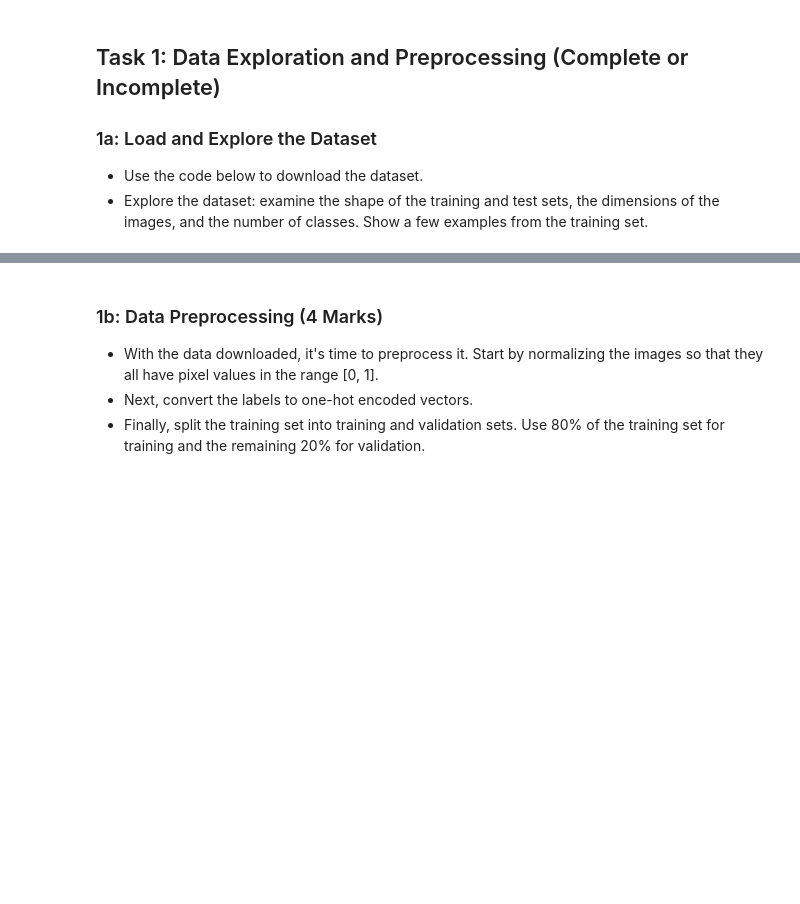
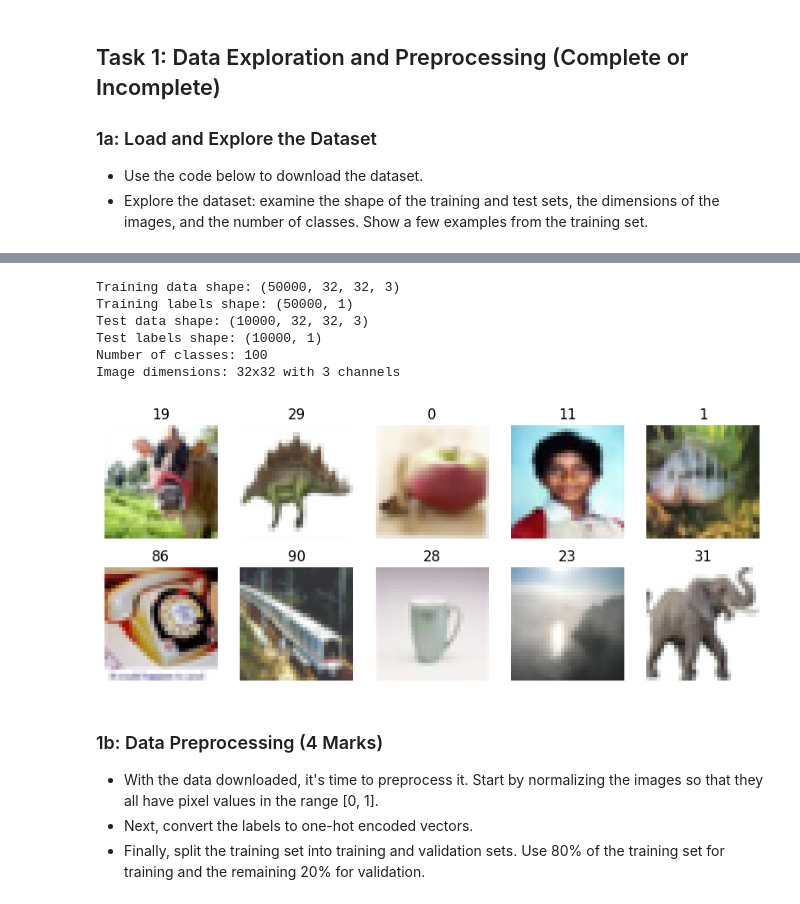
Before and after one commit to UofT-DSI/deep_learning, a Jupyter notebook: 02_activities/assignments/assignment_1.ipynb, the cells around one changed output, grey strips where cells are left out. Drawn from its saved outputs; the diff is of its cells as text; code cells hidden in the pictures; blank space fills up the shorter version.

```diff
--- a/02_activities/assignments/assignment_1.ipynb
+++ b/02_activities/assignments/assignment_1.ipynb
@@ -26,5 +67,39 @@ To enable the following instructions: AVX2 FMA, in other operations, rebuild Ten
 # %%
-# Your code here
+# Examine the shape of the dataset
+print("Training data shape:", x_train.shape)
+print("Training labels shape:", y_train.shape)
+print("Test data shape:", x_test.shape)
+print("Test labels shape:", y_test.shape)
+
+# Number of classes
+num_classes = len(np.unique(y_train))
+print("Number of classes:", num_classes)
+
+# Image dimensions
+img_height, img_width, img_channels = x_train.shape[1], x_train.shape[2], x_train.shape[3]
+print("Image dimensions: {}x{} with {} channels".format(img_height, img_width, img_channels))
+# %% [output]
+Training data shape: (50000, 32, 32, 3)
+Training labels shape: (50000, 1)
+Test data shape: (10000, 32, 32, 3)
+Test labels shape: (10000, 1)
+Number of classes: 100
+Image dimensions: 32x32 with 3 channels
+# %%
+def plot_images(images, labels, class_names, num_rows, num_cols):
+    plt.figure(figsize=(num_cols * 2, num_rows * 2))
+    for i in range(num_rows * num_cols):
+        plt.subplot(num_rows, num_cols, i + 1)
+        plt.imshow(images[i])
+        plt.title(class_names[labels[i][0]])
+        plt.axis('off')
+    plt.show()
+
+# Display first 10 images from the training set
+class_names = [str(i) for i in range(num_classes)]  # Placeholder for class names
+plot_images(x_train, y_train, class_names, num_rows=2, num_cols=5)
+# %% [output]
+[figure, added]
 # %% [markdown]
 ### 1b: Data Preprocessing (4 Marks)
 - With the data downloaded, it's time to preprocess it. Start by normalizing the images so that they all have pixel values in the range [0, 1].
```
Also changed, not shown: parts of 23 cells of this notebook.
